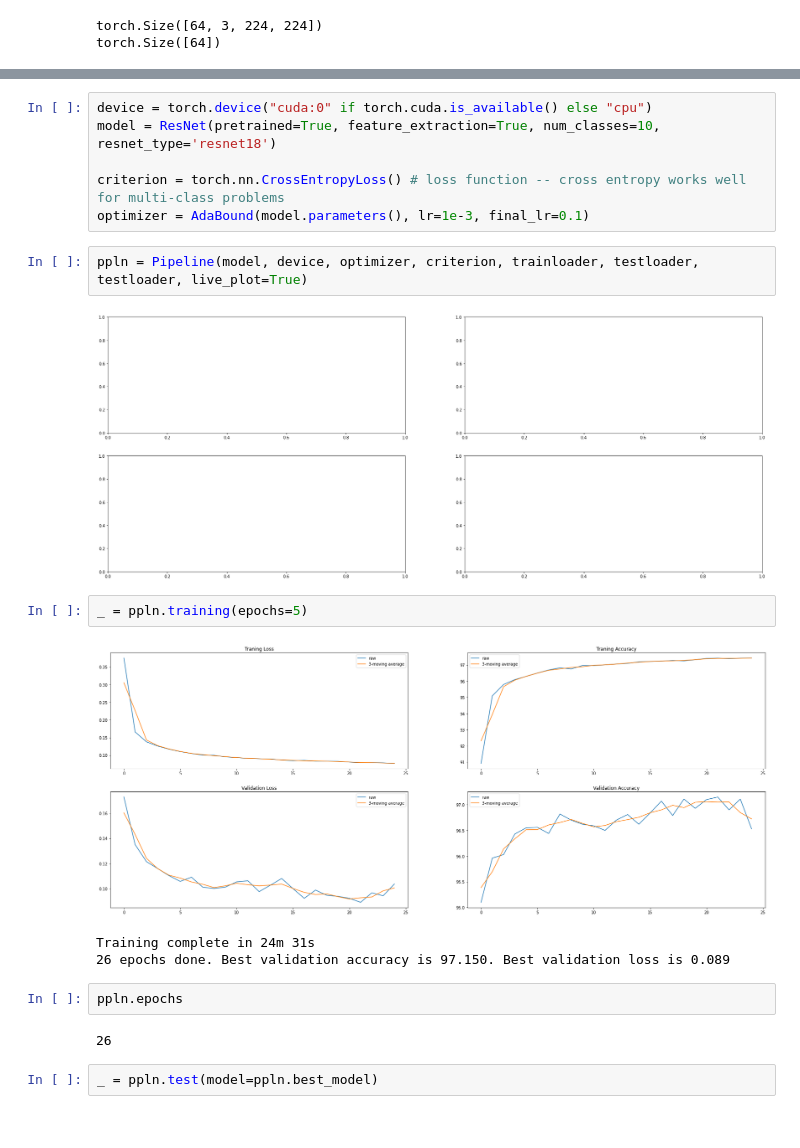
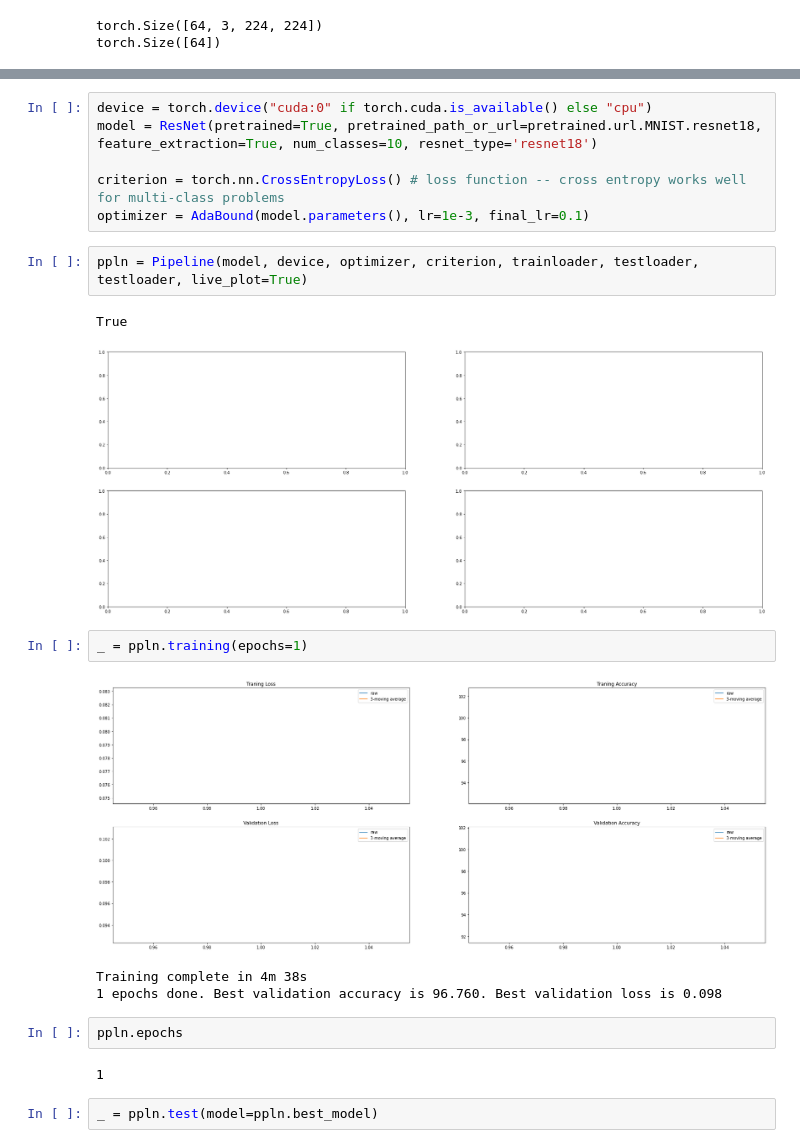
Before and after one commit to alex-bene/pytorch-utils, a Jupyter notebook: training_examples/Transfer Learning ResNet Model to MNIST.ipynb, the cells around one changed output, grey strips where cells are left out. Saved outputs shown, nothing was run; the diff lists cells and outputs as text.

```diff
--- a/training_examples/Transfer Learning ResNet Model to MNIST.ipynb
+++ b/training_examples/Transfer Learning ResNet Model to MNIST.ipynb
@@ -63,23 +64,24 @@ for index in range(1, num_of_images + 1):
 # %%
 device = torch.device("cuda:0" if torch.cuda.is_available() else "cpu")
-model = ResNet(pretrained=True, feature_extraction=True, num_classes=10, resnet_type='resnet18')
+model = ResNet(pretrained=True, pretrained_path_or_url=pretrained.url.MNIST.resnet18, feature_extraction=True, num_classes=10, resnet_type='resnet18')
 
 criterion = torch.nn.CrossEntropyLoss() # loss function -- cross entropy works well for multi-class problems
 optimizer = AdaBound(model.parameters(), lr=1e-3, final_lr=0.1)
 # %%
 ppln = Pipeline(model, device, optimizer, criterion, trainloader, testloader, testloader, live_plot=True)
 # %% [output]
+True
 [figure]
 # %%
-_ = ppln.training(epochs=5)
+_ = ppln.training(epochs=1)
 # %% [output]
-[figure, old version]
+[figure, new version]
-Training complete in 24m 31s
-26 epochs done. Best validation accuracy is 97.150. Best validation loss is 0.089
+Training complete in 4m 38s
+1 epochs done. Best validation accuracy is 96.760. Best validation loss is 0.098
 # %%
 ppln.epochs
 # %% [output]
-26
+1
 # %%
 _ = ppln.test(model=ppln.best_model)
 # %%
```
Also changed, not shown: parts of 2 cells of this notebook, 5 other files.
